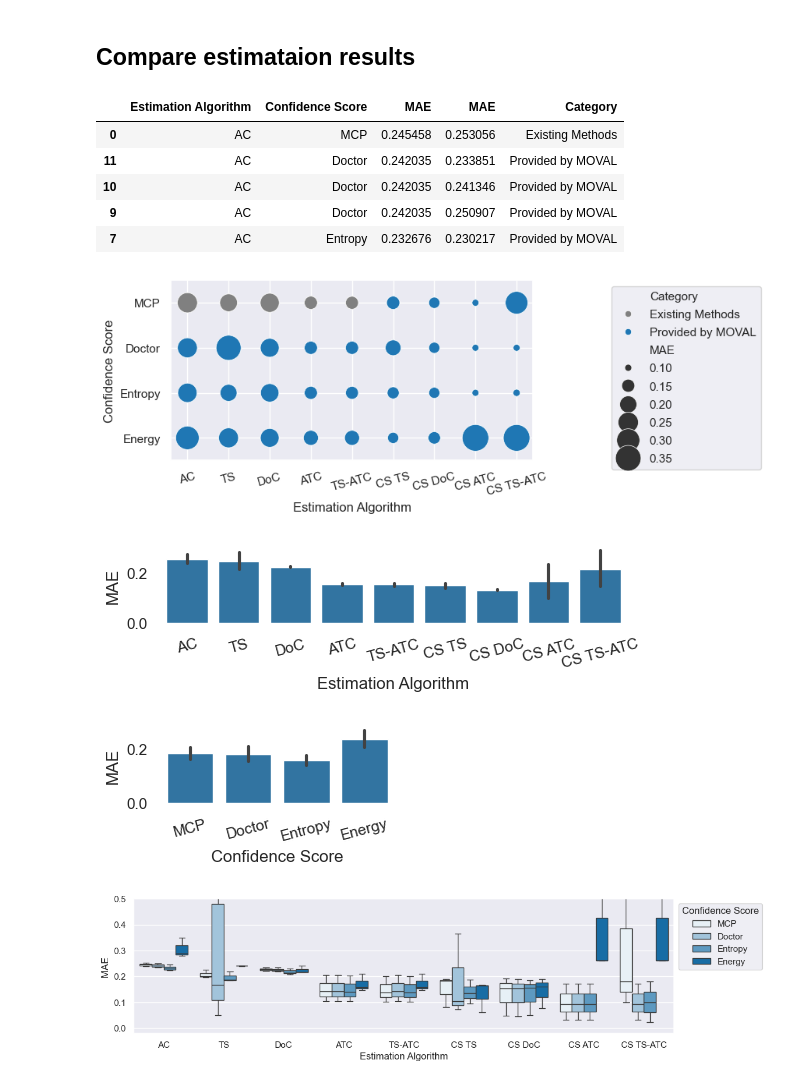
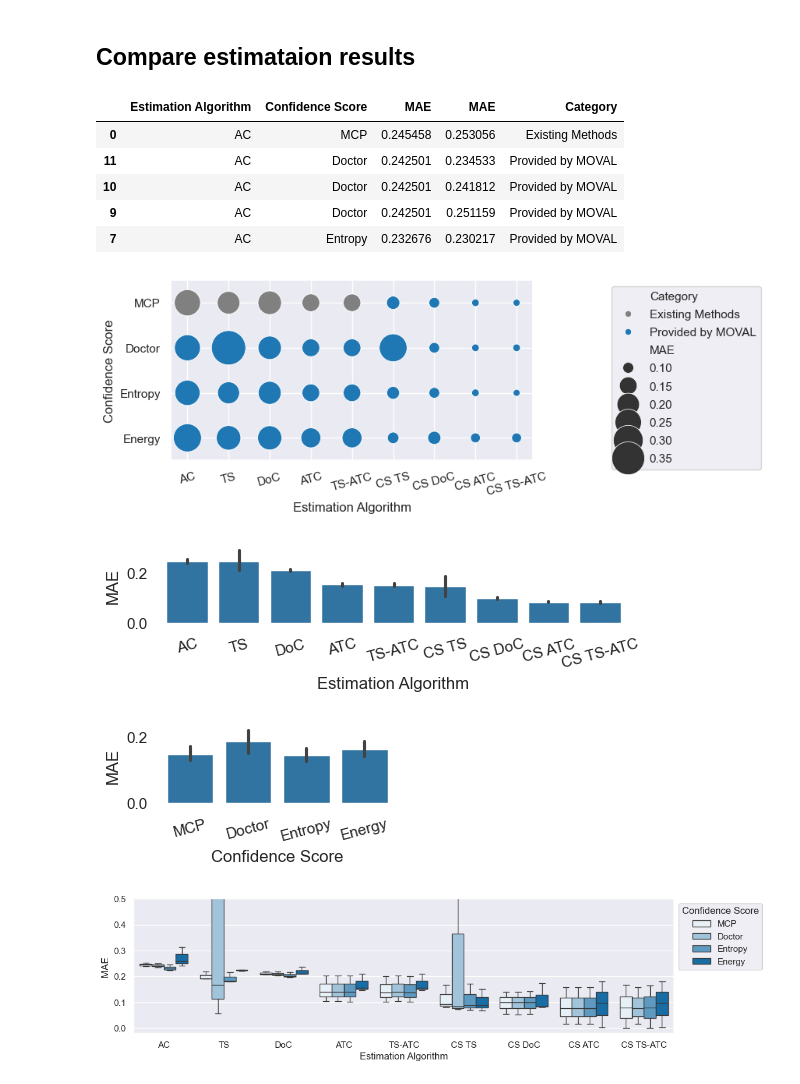
Before and after one commit to ZerojumpLine/MOVAL, a Jupyter notebook: docs/source/demos/estim_seg2d.ipynb, the cells around one changed output. Drawn from its saved outputs; the diff is of its cells as text; code cells hidden in the pictures.

```diff
--- a/docs/source/demos/estim_seg2d.ipynb
+++ b/docs/source/demos/estim_seg2d.ipynb
@@ -164,3 +166,20 @@ The validation labels, gt are a list of length 156, each element has approximate
 
 The test predictions, logits_test are a list of length 74 each element has approximately (4, 303, 303)
 The test labels, gt_test are a list of length 74, each element has approximately (303, 303)
+# %%
+import random
+random.seed(79)
+test_inds = list(range(len(logits)))
+random.shuffle(test_inds)
+test_inds = test_inds[:100]
+#
+_logits = []
+_gt = []
+for test_ind in test_inds:
+    _logits.append(logits[test_ind])
+    _gt.append(gt[test_ind])
+logits = _logits
+gt = _gt
+#
+print(f"The validation predictions, ``logits`` are a list of length {len(logits)} each element has approximately {logits[0].shape}")
+print(f"The validation labels, ``gt`` are a list of length {len(gt)}, each element has approximately {gt[0].shape}")
@@ -210,7 +232,8 @@ def test_cls(estim_algorithm, mode, confidence_scores, class_specific, logits, g
                 confidence_scores = confidence_scores,
                 estim_algorithm = estim_algorithm,
                 class_specific = class_specific,
-                approximate = True
+                approximate = True,
+                approximate_boundary = 10
                 )
 
     #
@@ -378,30 +401,34 @@ df = pd.DataFrame(data=d)
 custom_order = ['AC', 'TS', 'DoC', 'ATC', 'TS-ATC', 'CS TS', 'CS DoC', 'CS ATC', 'CS TS-ATC']
 df['Estimation Algorithm'] = pd.Categorical(df['Estimation Algorithm'], categories=custom_order, ordered=True)
 df = df.sort_values(by='Estimation Algorithm')
+#
+custom_order = ['MCP', 'Doctor', 'Entropy', 'Energy']
+df['Confidence Score'] = pd.Categorical(df['Confidence Score'], categories=custom_order, ordered=True)
+df = df.sort_values(by='Confidence Score')
 # %%
 df.head()
 # %% [output]
 |  | Estimation Algorithm | Confidence Score | MAE | MAE | Category |
 | 0 | AC | MCP | 0.245458 | 0.253056 | Existing Methods |
-| 11 | AC | Doctor | 0.242035 | 0.233851 | Provided by MOVAL |
-| 10 | AC | Doctor | 0.242035 | 0.241346 | Provided by MOVAL |
-| 9 | AC | Doctor | 0.242035 | 0.250907 | Provided by MOVAL |
+| 11 | AC | Doctor | 0.242501 | 0.234533 | Provided by MOVAL |
+| 10 | AC | Doctor | 0.242501 | 0.241812 | Provided by MOVAL |
+| 9 | AC | Doctor | 0.242501 | 0.251159 | Provided by MOVAL |
 | 7 | AC | Entropy | 0.232676 | 0.230217 | Provided by MOVAL |
 # %%
 sns.set(rc={'figure.figsize':(6,3)})
 sns.set_style("darkgrid")
 category_palette = {'Existing Methods': 'grey', 'Provided by MOVAL': '#1f77b4'}
 ax = sns.scatterplot(
     data=df, x="Estimation Algorithm", y="Confidence Score", hue="Category", size="MAE",
-    sizes=(40, 600), palette=category_palette
+    sizes=(40, 1000), palette=category_palette
 )
 ax.set(ylim=(3.5, -0.5))
 ax.tick_params(axis='x', rotation=15)
 #
 sns.move_legend(ax, "upper left", bbox_to_anchor=(1.2, 1), labelspacing = 0.6)
 # Increase the line spacing by adjusting position
 # %% [output]
-[figure, old version]
+[figure, new version]
 # %%
 sns.set(rc={'figure.figsize':(6,1)})
 sns.set_style("white")
@@ -413,7 +440,7 @@ ax.spines['right'].set_color('none')
 ax.spines['bottom'].set_color('none')
 ax.spines['left'].set_color('none')
 # %% [output]
-[figure, old version]
+[figure, new version]
 # %%
 sns.set(rc={'figure.figsize':(3,1)})
 sns.set_style("white")
@@ -425,7 +452,7 @@ ax.spines['right'].set_color('none')
 ax.spines['bottom'].set_color('none')
 ax.spines['left'].set_color('none')
 # %% [output]
-[figure, old version]
+[figure, new version]
 # %%
 sns.set(rc={'figure.figsize':(12,3)})
 category_palette = {'MCP': '#e5f0f8',
@@ -437,4 +464,4 @@ ax = sns.boxplot(df, x="Estimation Algorithm", y="MAE ", hue="Confidence Score",
 ax.set(ylim=(-0.02, 0.5))
 sns.move_legend(ax, "upper left", bbox_to_anchor=(1, 1))
 # %% [output]
-[figure, old version]
+[figure, new version]
```
Also changed, not shown: parts of 5 cells of this notebook, 9 other files.
